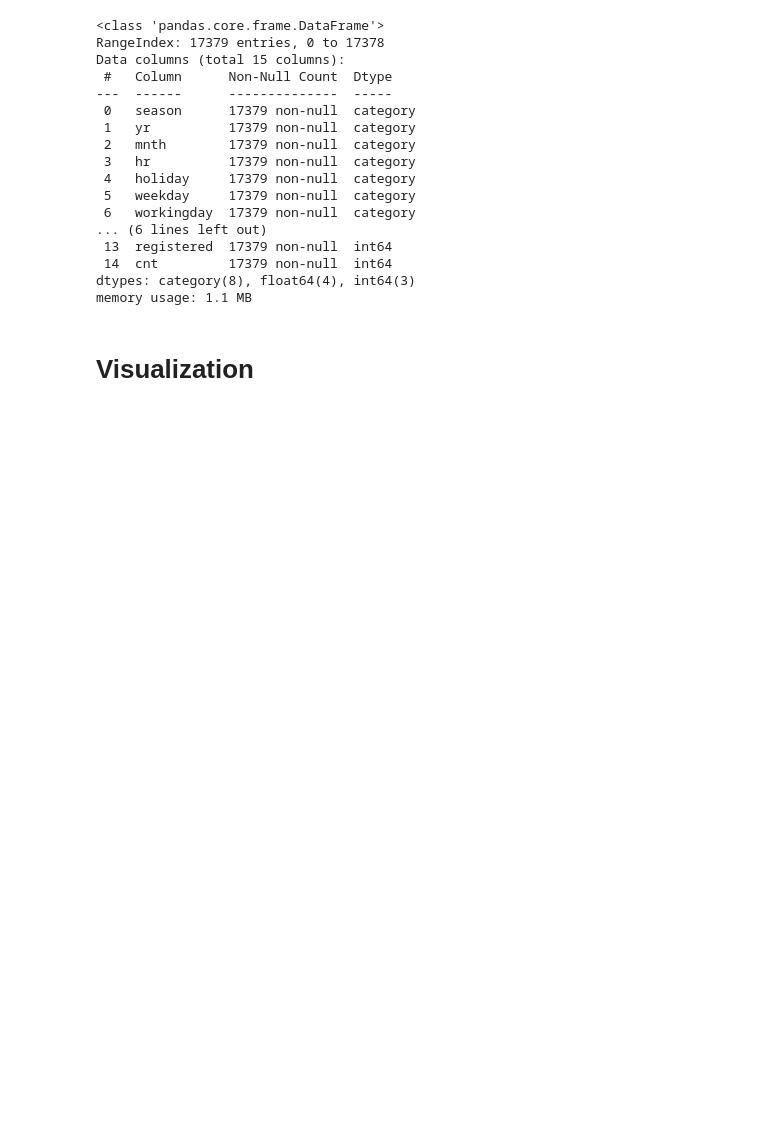
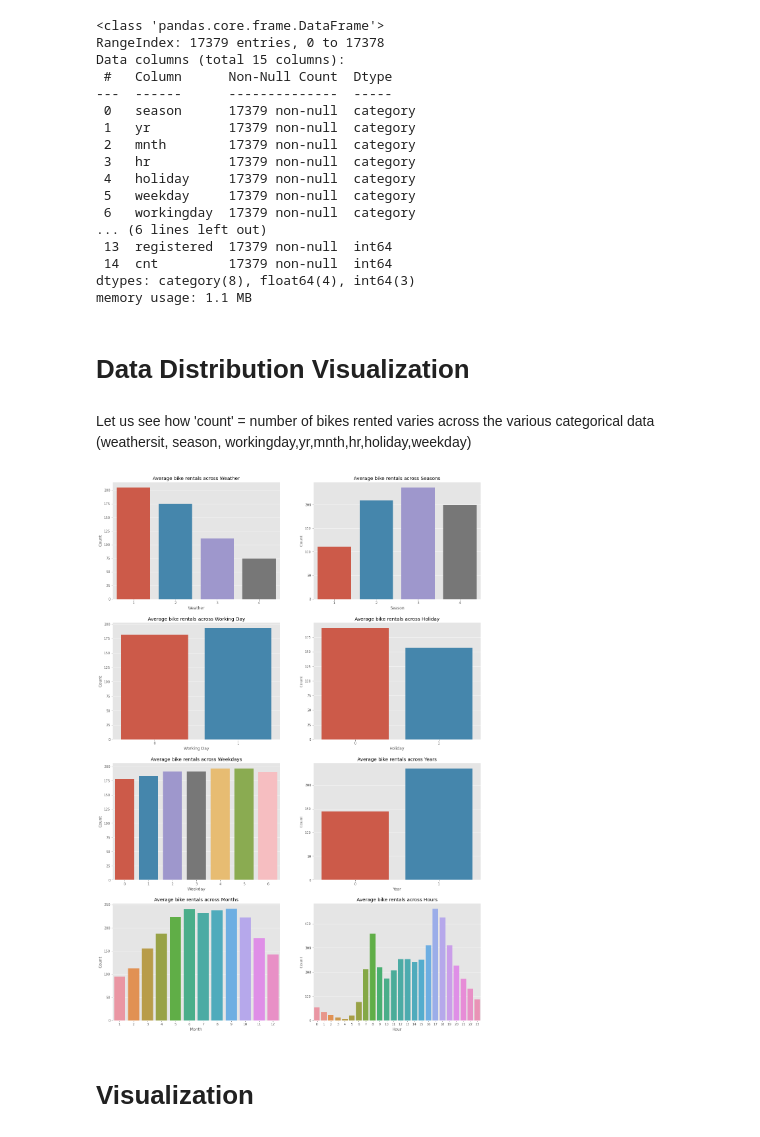
Before and after one commit to Vimiya/Bikeshare-Demand-Prediction, a Jupyter notebook: notebook/EDA and Model Training-Copy1.ipynb, the cells around one changed output. Drawn from its saved outputs; the diff is of its cells as text; code cells hidden in the pictures; blank space fills up the shorter version.

```diff
--- a/notebook/EDA and Model Training-Copy1.ipynb
+++ b/notebook/EDA and Model Training-Copy1.ipynb
@@ -235,6 +235,57 @@ Data columns (total 15 columns):
  14  cnt         17379 non-null  int64
 dtypes: category(8), float64(4), int64(3)
 memory usage: 1.1 MB
+# %% [markdown]
+# Data Distribution Visualization
+# %% [markdown]
+Let us see how 'count' = number of bikes rented varies across the various categorical data (weathersit, season, workingday,yr,mnth,hr,holiday,weekday)
+# %%
+# Average values across each of the categorical columns
+fig = plt.figure(figsize=(20, 30))
+axes = fig.add_subplot(4, 2, 1)
+group_weather = pd.DataFrame(df.groupby(['weathersit'])['cnt'].mean()).reset_index()
+sns.barplot(data=group_weather, x='weathersit', y='cnt', ax=axes)
+axes.set(xlabel='Weather', ylabel='Count', title='Average bike rentals across Weather')
+
+axes = fig.add_subplot(4, 2, 2)
+group_season = pd.DataFrame(df.groupby(['season'])['cnt'].mean()).reset_index()
+sns.barplot(data=group_season, x='season', y='cnt', ax=axes)
+axes.set(xlabel='Season', ylabel='Count', title='Average bike rentals across Seasons')
+
+axes = fig.add_subplot(4, 2, 3)
+group_workingday = pd.DataFrame(df.groupby(['workingday'])['cnt'].mean()).reset_index()
+sns.barplot(data=group_workingday, x='workingday', y='cnt', ax=axes)
+axes.set(xlabel='Working Day', ylabel='Count', title='Average bike rentals across Working Day')
+
+axes = fig.add_subplot(4, 2, 4)
+group_season = pd.DataFrame(df.groupby(['holiday'])['cnt'].mean()).reset_index()
+sns.barplot(data=group_season, x='holiday', y='cnt', ax=axes)
+axes.set(xlabel='Holiday', ylabel='Count', title='Average bike rentals across Holiday')
+
+axes = fig.add_subplot(4, 2, 5)
+group_season = pd.DataFrame(df.groupby(['weekday'])['cnt'].mean()).reset_index()
+sns.barplot(data=group_season, x='weekday', y='cnt', ax=axes)
+axes.set(xlabel='Weekday', ylabel='Count', title='Average bike rentals across Weekdays')
+
+axes = fig.add_subplot(4, 2, 6)
+group_season = pd.DataFrame(df.groupby(['yr'])['cnt'].mean()).reset_index()
+sns.barplot(data=group_season, x='yr', y='cnt', ax=axes)
+axes.set(xlabel='Year', ylabel='Count', title='Average bike rentals across Years')
+
+axes = fig.add_subplot(4, 2, 7)
+group_season = pd.DataFrame(df.groupby(['mnth'])['cnt'].mean()).reset_index()
+sns.barplot(data=group_season, x='mnth', y='cnt', ax=axes)
+axes.set(xlabel='Month', ylabel='Count', title='Average bike rentals across Months')
+
+axes = fig.add_subplot(4, 2, 8)
+group_season = pd.DataFrame(df.groupby(['hr'])['cnt'].mean()).reset_index()
+sns.barplot(data=group_season, x='hr', y='cnt', ax=axes)
+axes.set(xlabel='Hour', ylabel='Count', title='Average bike rentals across Hours')
+
+
+plt.show()
+# %% [output]
+[figure, added]
 # %% [markdown]
 # Visualization
 # %% [markdown]
```
Also changed, not shown: parts of 3 cells of this notebook, 1 other file.
